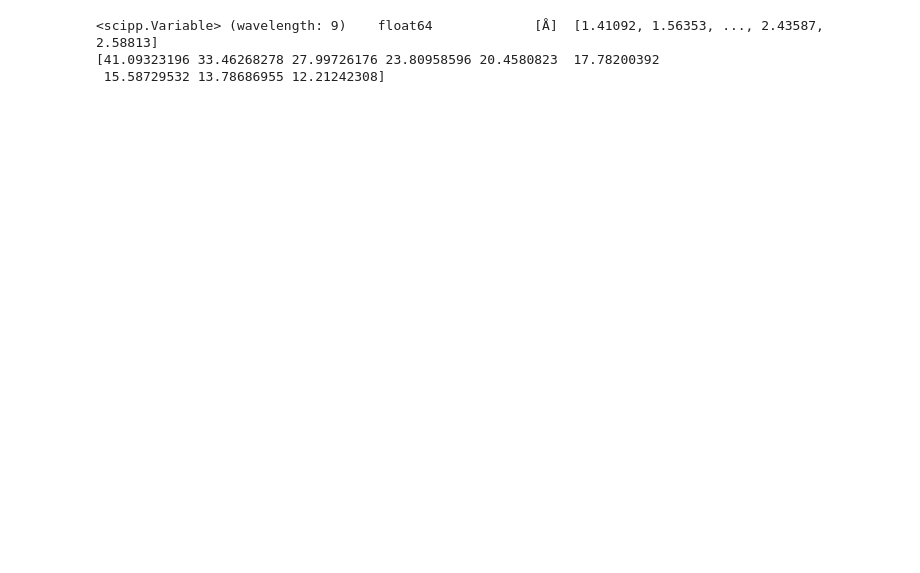
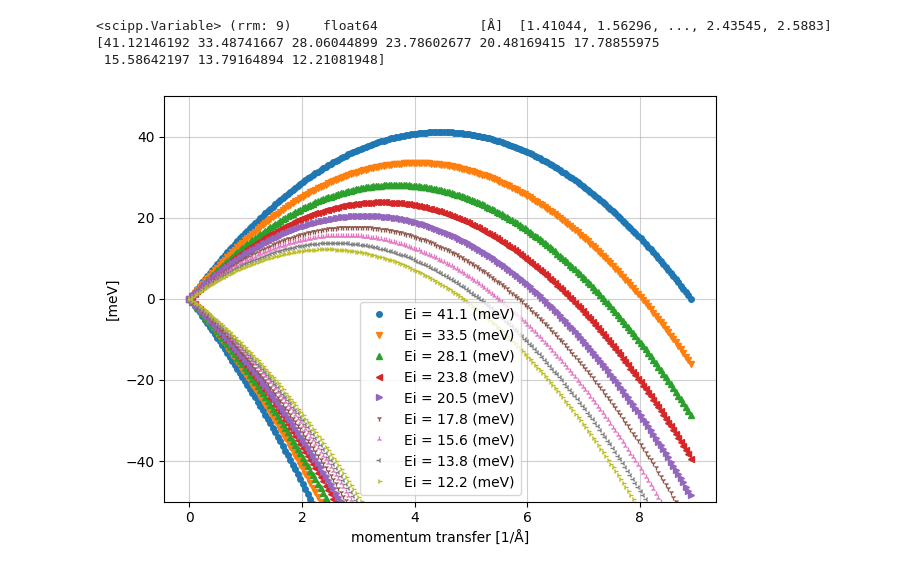
Before and after one commit to YooSunYoung/trex, a Jupyter notebook: jupyter/4_determine_ei.ipynb, the cells around one changed output. Drawn from its saved outputs; the diff is of its cells as text; code cells hidden in the pictures; blank space fills up the shorter version.

Commit message:
addded qe coverage plot

```diff
--- a/jupyter/4_determine_ei.ipynb
+++ b/jupyter/4_determine_ei.ipynb
@@ -173,9 +173,19 @@ fig.tight_layout()
 # %%
 wavelength = trex.estimate_incoming_wavelength(res)
 print(wavelength)
-ei = trex.estimate_incoming_energy(res)
+ei = trex.estimate_ei(res)
 print(ei.values)
 # %% [output]
-<scipp.Variable> (wavelength: 9)    float64             [Å]  [1.41092, 1.56353, ..., 2.43587, 2.58813]
-[41.09323196 33.46268278 27.99726176 23.80958596 20.4580823  17.78200392
- 15.58729532 13.78686955 12.21242308]
+<scipp.Variable> (rrm: 9)    float64             [Å]  [1.41044, 1.56296, ..., 2.43545, 2.5883]
+[41.12146192 33.48741667 28.06044899 23.78602677 20.48169415 17.78855975
+ 15.58642197 13.79164894 12.21081948]
+# %%
+bounds = trex.estimate_qe_coverage(res, ei_ef_ratio=0.0)
+
+fig, ax = plt.subplots()
+p = pp.plot(bounds, ax=ax,markersize=4)
+ax.set_ylim([-50, 50])
+ax.grid(alpha=0.6)
+fig.tight_layout()
+# %% [output]
+[figure, added]
```
Also changed, not shown: parts of 8 cells of this notebook, 10 other files.
